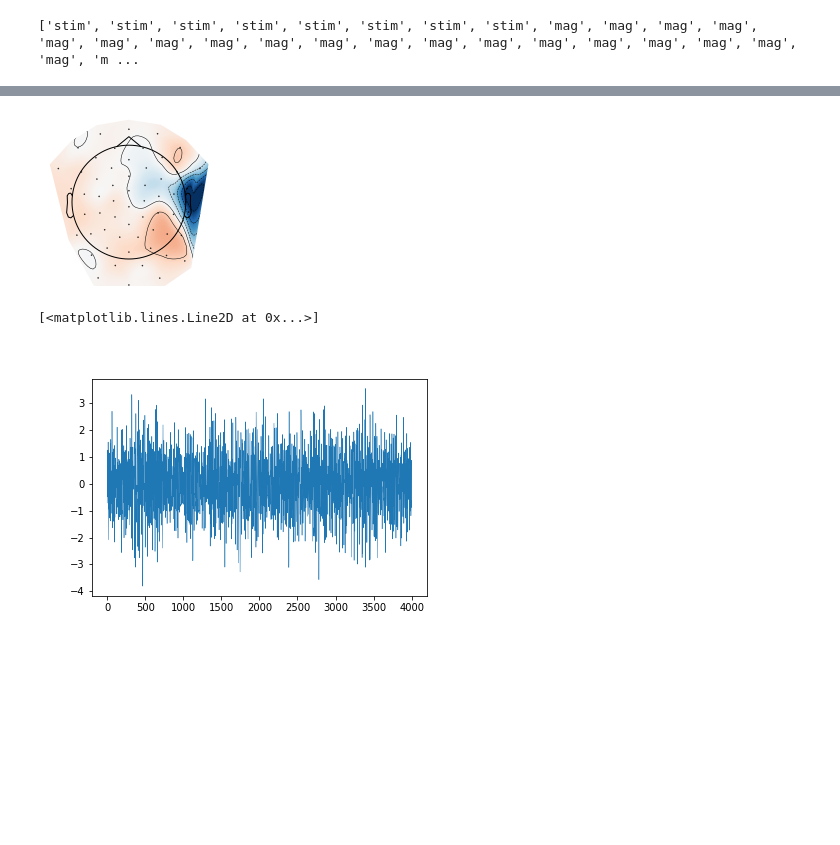
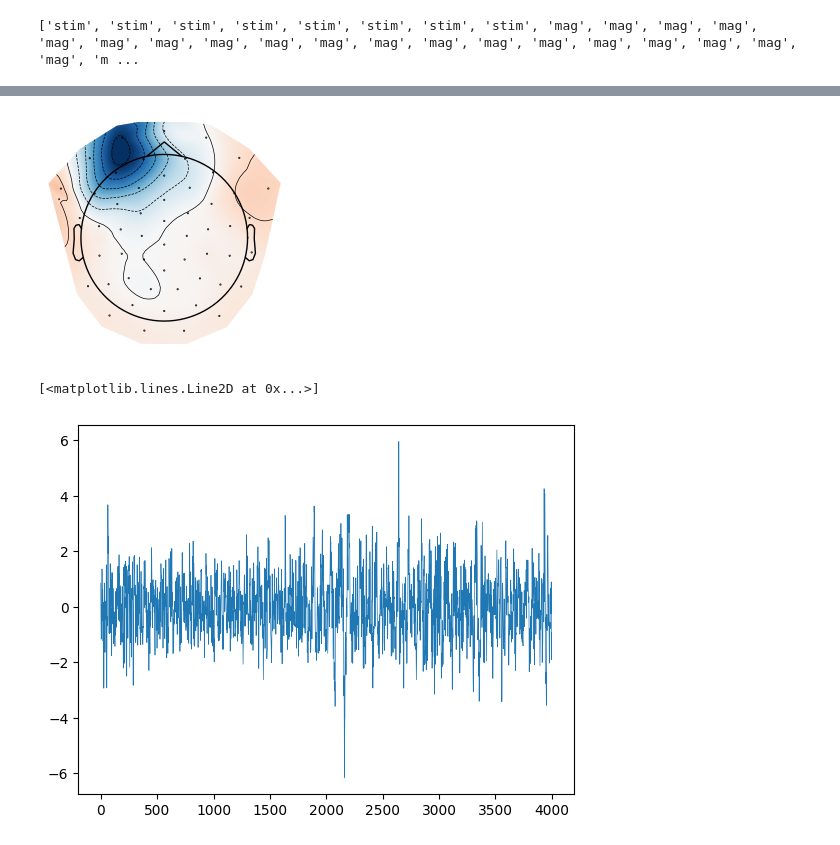
Before and after one commit to ricsinaruto/MEG-transfer-decoding, a Jupyter notebook: notebooks/analyse_opm.ipynb, the cells around one changed output, grey strips where cells are left out. Saved outputs shown, nothing was run; the diff lists cells and outputs as text; code cells hidden in the pictures; blank space fills up the shorter version.

```diff
--- a/notebooks/analyse_opm.ipynb
+++ b/notebooks/analyse_opm.ipynb
@@ -9,5 +9,6 @@ import matplotlib.pyplot as plt
 import osl
 import yaml
 # %%
-dataset_path = "/gpfs2/well/woolrich/projects/disp_csaky/opm_rich/reading_only/20230314_144007_meg.fif"
+dataset_path = "/well/woolrich/projects/disp_csaky/OPM/13703_reading/20230510_134805_meg.fif"
+#dataset_path = "/well/woolrich/projects/disp_csaky/OPM/opm_rich/reading_only/20230314_144007_meg.fif"
 raw = mne.io.read_raw_fif(dataset_path, preload=True)
@@ -23,7 +34,7 @@ raw.plot_sensors(show_names=True)
 [figure]
 # %%
 # OSL preproc pipeline
-outdir = '/well/woolrich/projects/disp_csaky/opm_rich/reading_only/highpass_4hz/'
+outdir = '/well/woolrich/projects/disp_csaky/OPM/13703_reading/osl/'
 #- bad_channels:   {picks: 'mag', significance_level: 0.4}
 #   - load_bad_channels: {bad_file: '/well/woolrich/projects/disp_csaky/opm_rich/reading_only/highpass_4hz/bad_channels.txt'}
 
@@ -36,8 +47,8 @@ meta:
     words/toilet: 5
     words/pain: 6
 preproc:
-  - drop_channels:  {ch_names: ['FZ[X]', 'G1[Z]', 'G1[Y]', 'G1[X]', 'K9[X]', 'KF[Y]', 'KA[X]', 'KA[Y]', 'KA[Z]', 'LE[X]', 'LE[Y]', 'LE[Z]']}
-  - filter:         {l_freq: 4, h_freq: 25, method: 'iir', iir_params: {order: 5, ftype: butter}}
+  - drop_channels:  {ch_names: ['FW[Y]', 'FZ[Y]', 'HF[Z]', 'I2[Z]']}
+  - filter:         {l_freq: 1, h_freq: 25, method: 'iir', iir_params: {order: 5, ftype: butter}}
   - resample:       {sfreq: 100}
   - bad_segments:   {segment_len: 200, picks: 'mag', significance_level: 0.1}
   - bad_segments:   {segment_len: 400, picks: 'mag', significance_level: 0.1}
@@ -103,17 +115,16 @@ info_z = raw_proc.copy().pick_channels(ch_names).info
 # %%
 # plot component timeseries and topographies
 %matplotlib inline
-index = 38
+index = 32
 
 # set figsize
 fig, ax = plt.subplots(1, 1, figsize=(3, 3))
 mne.viz.plot_topomap(comps[z_inds, index], info_z, axes=ax)
 
-%matplotlib widget
-plt.plot(ica_sources[index][40000:44000], linewidth=0.5)
+plt.plot(ica_sources[index][180000:184000], linewidth=0.5)
 # %% [output]
-[figure, old version]
+[figure, new version]
 [<matplotlib.lines.Line2D at 0x...>]
-[figure, old version]
+[figure, new version]
 # %%
 # set components to exclude
```
Also changed, not shown: parts of 6 cells of this notebook, 11 other files.
